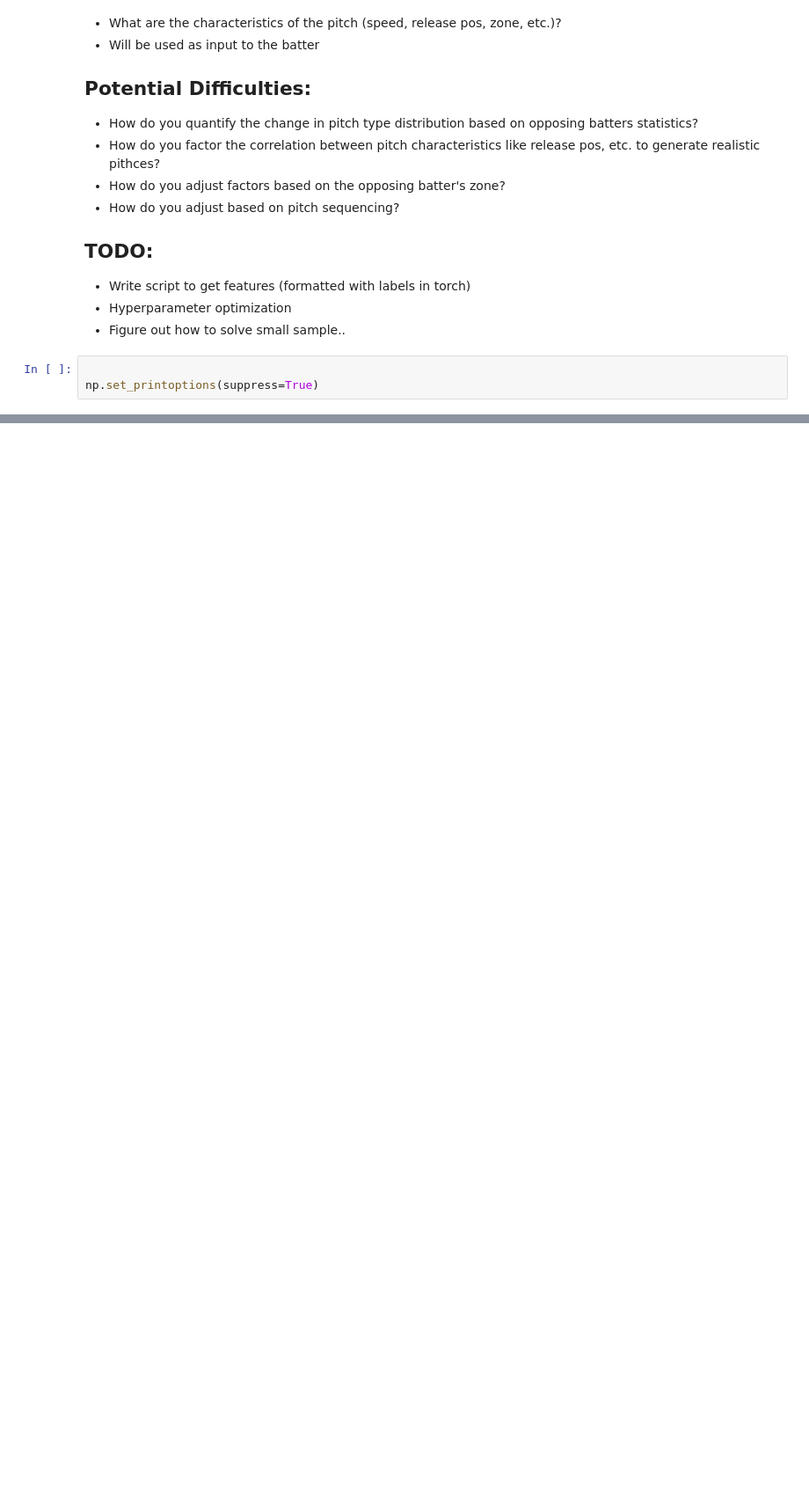
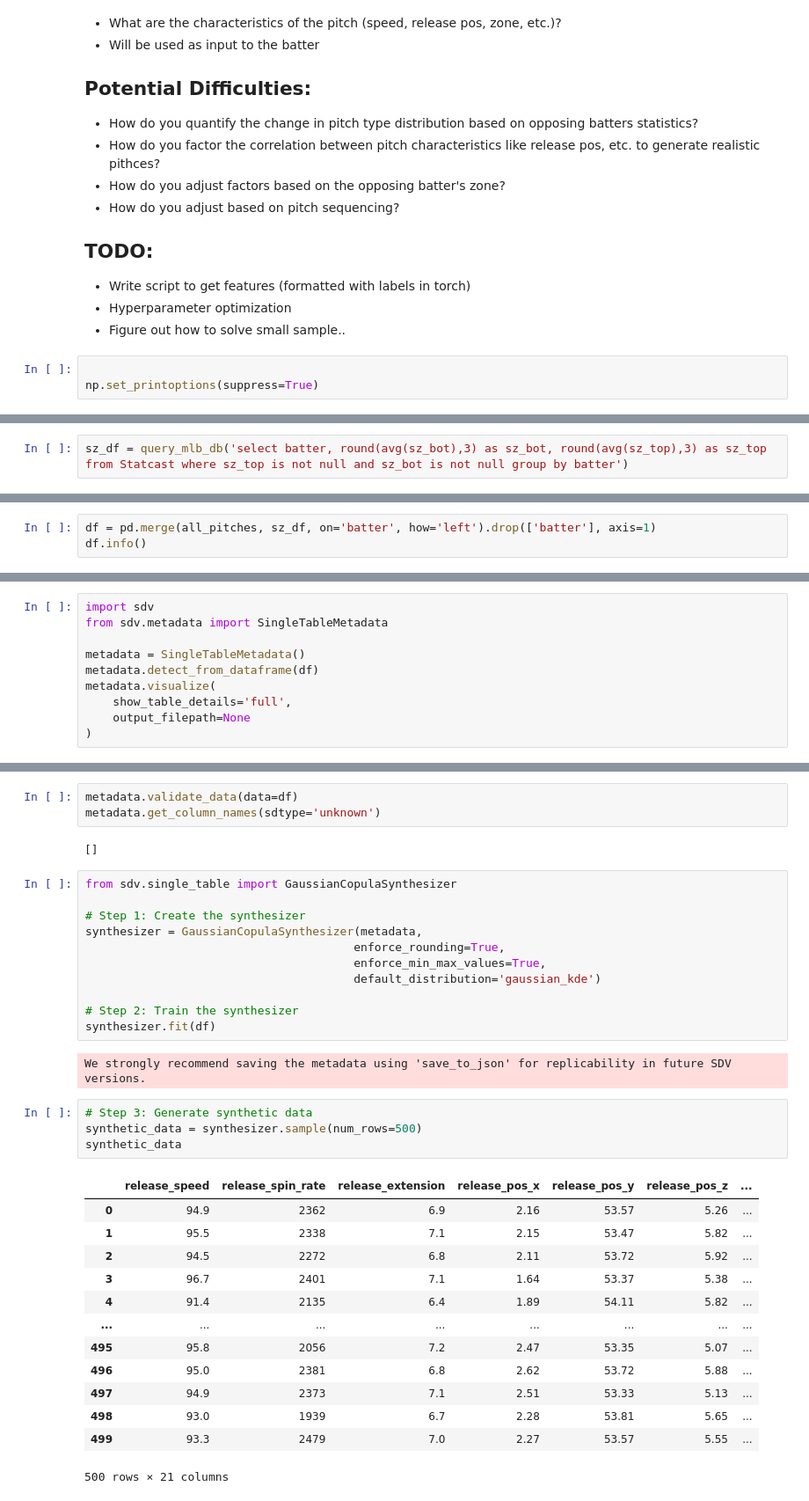
Before and after one commit to reecetec/mlb_simulator, a Jupyter notebook: notebooks/2.0-pitch-generation.ipynb, the cells around one changed output, grey strips where cells are left out. Shown: that part at 88% size. Cells and saved outputs as stored; diff of their text form; blank space fills up the shorter version.

```diff
--- a/notebooks/2.0-pitch-generation.ipynb
+++ b/notebooks/2.0-pitch-generation.ipynb
@@ -113,0 +141,2 @@ if __name__ == '__main__':
+# %%
+sz_df = query_mlb_db('select batter, round(avg(sz_bot),3) as sz_bot, round(avg(sz_top),3) as sz_top from Statcast where sz_top is not null and sz_bot is not null group by batter')
@@ -113,0 +172,3 @@ if __name__ == '__main__':
+# %%
+df = pd.merge(all_pitches, sz_df, on='batter', how='left').drop(['batter'], axis=1)
+df.info()
@@ -113,0 +198,10 @@ if __name__ == '__main__':
+# %%
+import sdv
+from sdv.metadata import SingleTableMetadata
+
+metadata = SingleTableMetadata()
+metadata.detect_from_dataframe(df)
+metadata.visualize(
+    show_table_details='full',
+    output_filepath=None
+)
@@ -113,0 +210,36 @@ if __name__ == '__main__':
+# %%
+metadata.validate_data(data=df)
+metadata.get_column_names(sdtype='unknown')
+# %% [output]
+[]
+# %%
+from sdv.single_table import GaussianCopulaSynthesizer
+
+# Step 1: Create the synthesizer
+synthesizer = GaussianCopulaSynthesizer(metadata,
+                                       enforce_rounding=True,
+                                       enforce_min_max_values=True,
+                                       default_distribution='gaussian_kde')
+
+# Step 2: Train the synthesizer
+synthesizer.fit(df)
+# %% [output]
+We strongly recommend saving the metadata using 'save_to_json' for replicability in future SDV versions.
+# %%
+# Step 3: Generate synthetic data
+synthetic_data = synthesizer.sample(num_rows=500)
+synthetic_data
+# %% [output]
+|  | release_speed | release_spin_rate | release_extension | release_pos_x | release_pos_y | release_pos_z | ... |
+| 0 | 94.9 | 2362 | 6.9 | 2.16 | 53.57 | 5.26 | ... |
+| 1 | 95.5 | 2338 | 7.1 | 2.15 | 53.47 | 5.82 | ... |
+| 2 | 94.5 | 2272 | 6.8 | 2.11 | 53.72 | 5.92 | ... |
+| 3 | 96.7 | 2401 | 7.1 | 1.64 | 53.37 | 5.38 | ... |
+| 4 | 91.4 | 2135 | 6.4 | 1.89 | 54.11 | 5.82 | ... |
+| ... | ... | ... | ... | ... | ... | ... | ... |
+| 495 | 95.8 | 2056 | 7.2 | 2.47 | 53.35 | 5.07 | ... |
+| 496 | 95.0 | 2381 | 6.8 | 2.62 | 53.72 | 5.88 | ... |
+| 497 | 94.9 | 2373 | 7.1 | 2.51 | 53.33 | 5.13 | ... |
+| 498 | 93.0 | 1939 | 6.7 | 2.28 | 53.81 | 5.65 | ... |
+| 499 | 93.3 | 2479 | 7.0 | 2.27 | 53.57 | 5.55 | ... |
+500 rows × 21 columns
```
Also changed, not shown: parts of 14 cells of this notebook, 45 other files.
